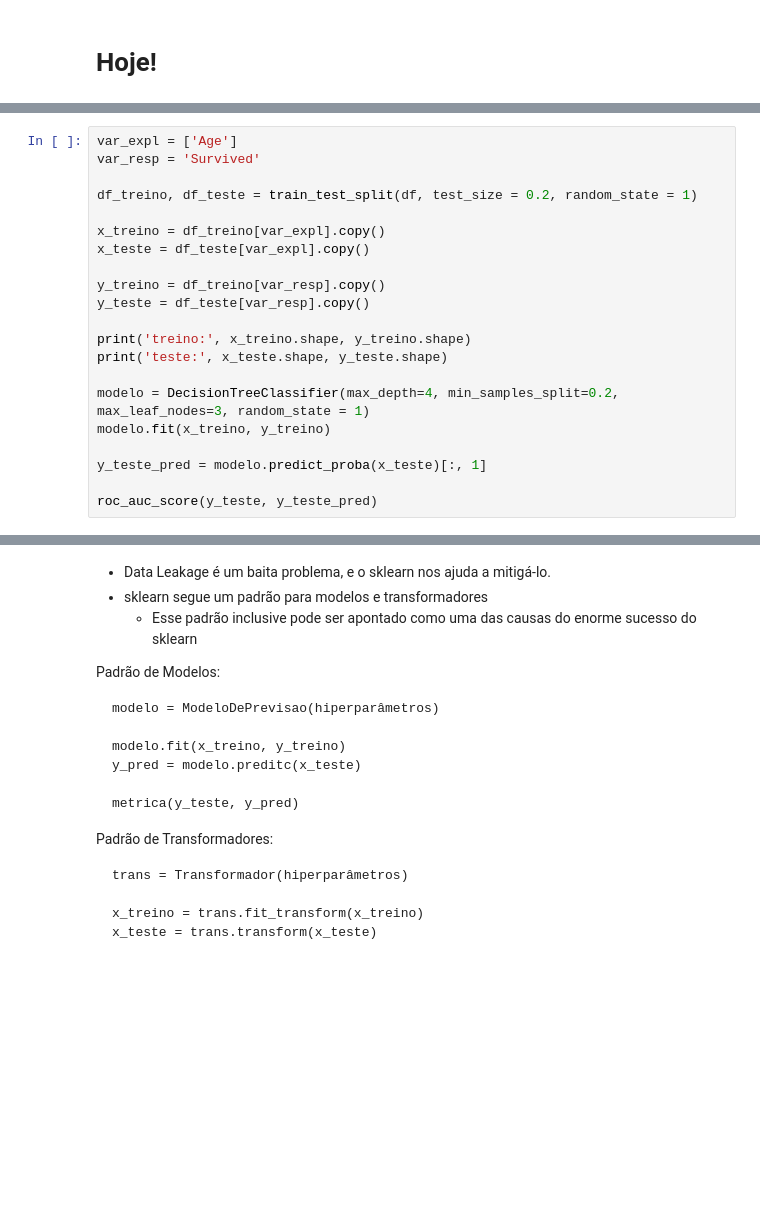
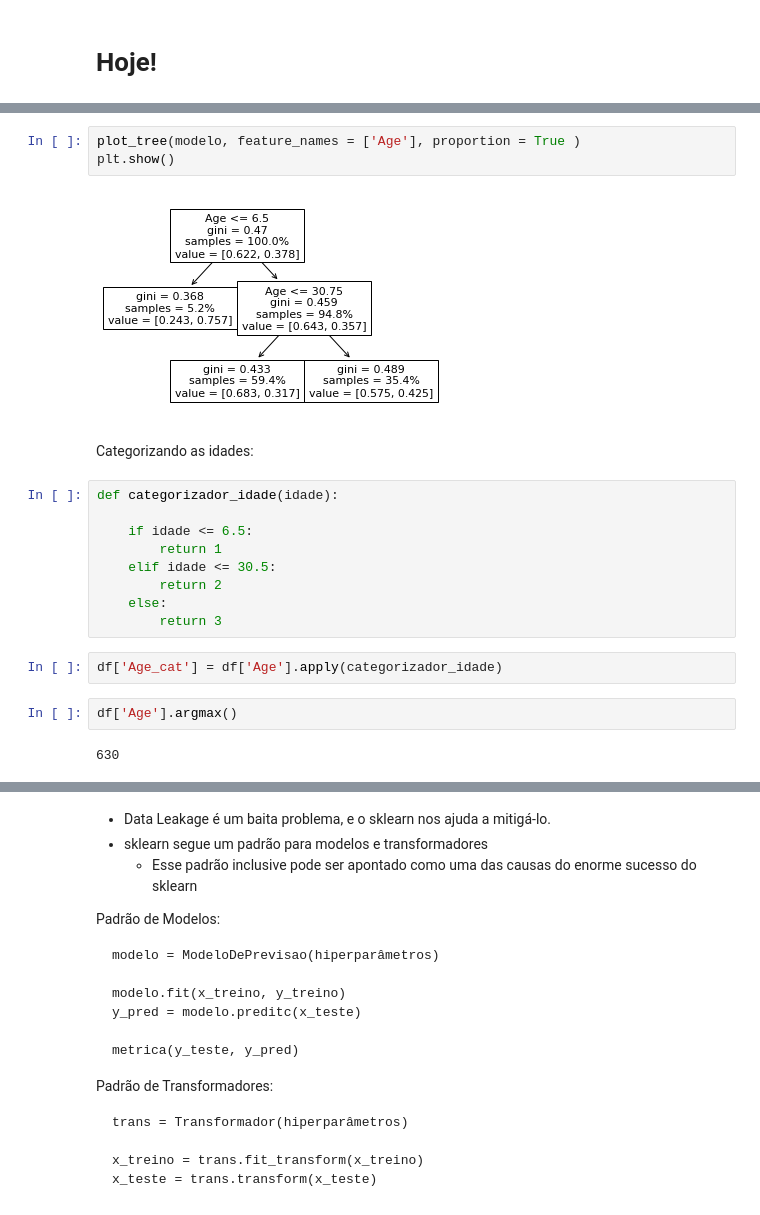
Before and after one commit to dehscardoso/lets-boti, a Jupyter notebook: 06 Machine Learning I/Aula 06/867_machine_learning_i_06.ipynb, the cells around one changed output, grey strips where cells are left out. Saved outputs shown, nothing was run; the diff lists cells and outputs as text; blank space fills up the shorter version.

```diff
--- a/06 Machine Learning I/Aula 06/867_machine_learning_i_06.ipynb
+++ b/06 Machine Learning I/Aula 06/867_machine_learning_i_06.ipynb
@@ -35,21 +61,0 @@ df['Age'] = df['Age'].fillna(value = df['Age'].mean())
-# %%
-var_expl = ['Age']
-var_resp = 'Survived'
-
-df_treino, df_teste = train_test_split(df, test_size = 0.2, random_state = 1)
-
-x_treino = df_treino[var_expl].copy()
-x_teste = df_teste[var_expl].copy()
-
-y_treino = df_treino[var_resp].copy()
-y_teste = df_teste[var_resp].copy()
-
-print('treino:', x_treino.shape, y_treino.shape)
-print('teste:', x_teste.shape, y_teste.shape)
-
-modelo = DecisionTreeClassifier(max_depth=4, min_samples_split=0.2, max_leaf_nodes=3, random_state = 1)
-modelo.fit(x_treino, y_treino)
-
-y_teste_pred = modelo.predict_proba(x_teste)[:, 1]
-
-roc_auc_score(y_teste, y_teste_pred)
@@ -63,0 +62,22 @@ plot_tree(modelo, feature_names=['Age']);
+# %%
+plot_tree(modelo, feature_names = ['Age'], proportion = True )
+plt.show()
+# %% [output]
+[figure, added]
+# %% [markdown]
+Categorizando as idades:
+# %%
+def categorizador_idade(idade):
+
+    if idade <= 6.5:
+        return 1
+    elif idade <= 30.5:
+        return 2
+    else:
+        return 3
+# %%
+df['Age_cat'] = df['Age'].apply(categorizador_idade)
+# %%
+df['Age'].argmax()
+# %% [output]
+630
```
Also changed, not shown: parts of 45 cells of this notebook, 4 other files.
